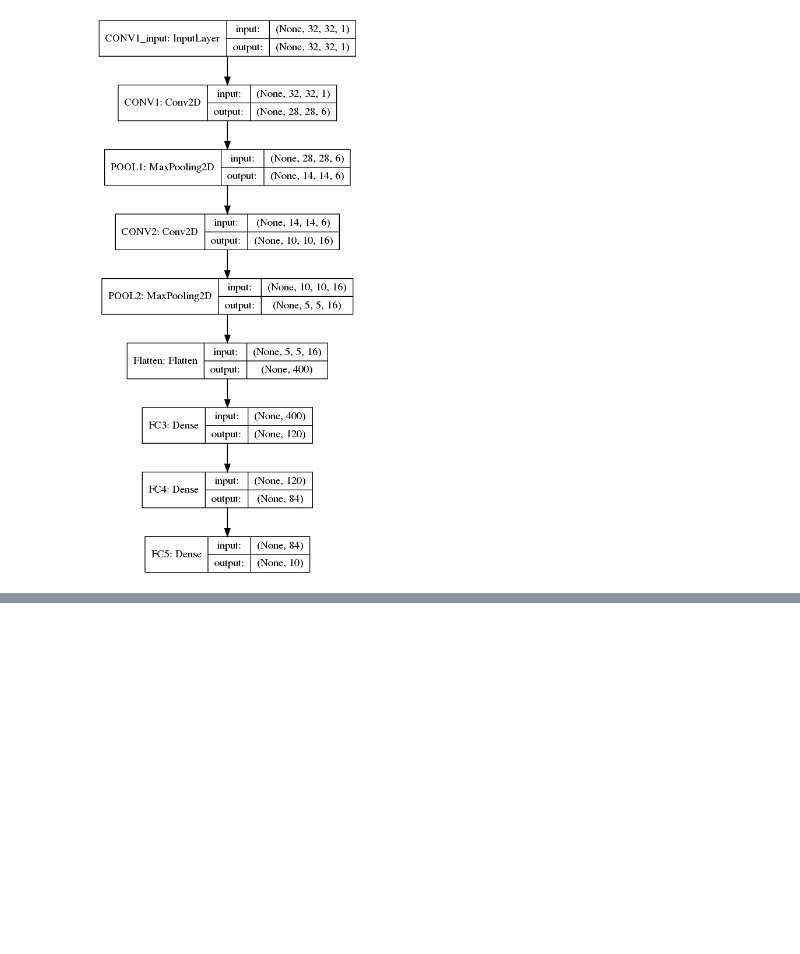
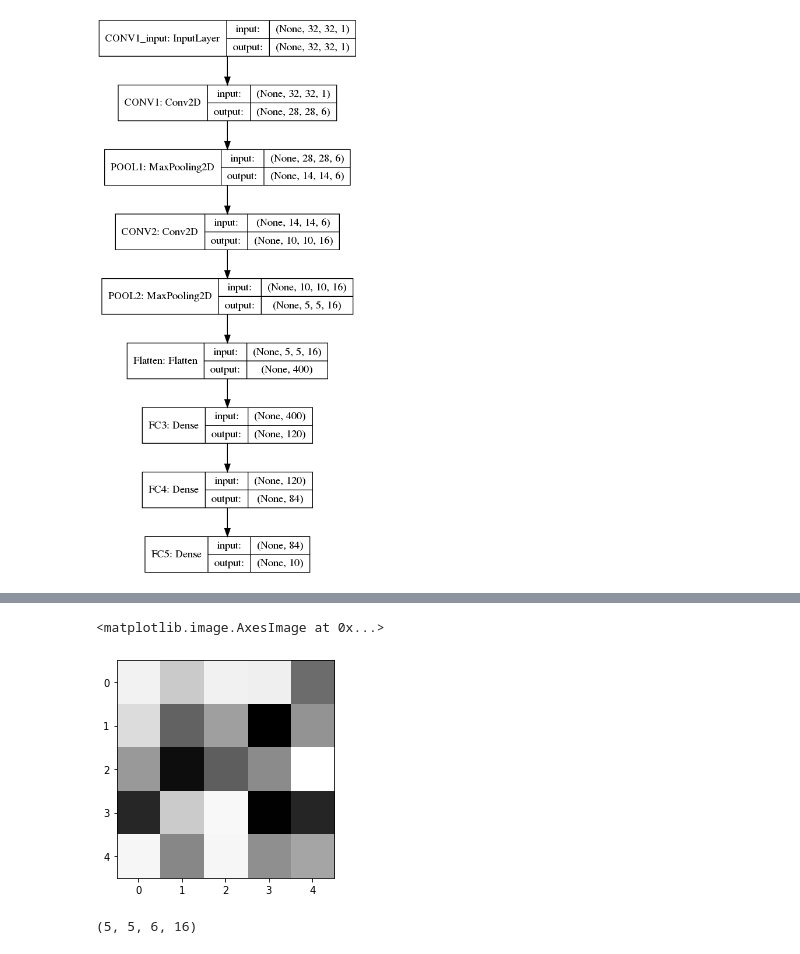
Before and after one commit to utsav4489/blog, a Jupyter notebook: _notebooks/2020-03-13-lenet.ipynb, the cells around one changed output, grey strips where cells are left out. Drawn from its saved outputs; the diff is of its cells as text; code cells hidden in the pictures; blank space fills up the shorter version.

```diff
--- a/_notebooks/2020-03-13-lenet.ipynb
+++ b/_notebooks/2020-03-13-lenet.ipynb
@@ -54,0 +102,25 @@ plot_model(model,show_layer_names=True, show_shapes=True, to_file='model.png',ra
+# %%
+img_rows, img_cols = 28, 28
+# %%
+if K.image_data_format() == 'channels_first':
+    x_train = x_train.reshape(x_train.shape[0], 1, img_rows, img_cols)
+    x_test = x_test.reshape(x_test.shape[0], 1, img_rows, img_cols)
+    input_shape = (1, img_rows, img_cols)
+else:
+    x_train = x_train.reshape(x_train.shape[0], img_rows, img_cols, 1)
+    x_test = x_test.reshape(x_test.shape[0], img_rows, img_cols, 1)
+    input_shape = (img_rows, img_cols, 1)
+
+model = Sequential()
+model.add(Conv2D(36, kernel_size=(5, 5),
+                 activation='relu',
+                 input_shape=input_shape, name='CONV1'))
+model.add(MaxPooling2D(pool_size=(2, 2), strides=(2, 2),name='POOL1'))
+model.add(Conv2D(64, kernel_size=(5, 5),
+                 activation='relu',
+                 input_shape=input_shape, name='CONV2'))
+model.add(MaxPooling2D(pool_size=(2, 2), strides=(2, 2),name='POOL2'))
+model.add(Flatten(name='Flatten'))
+model.add(Dense(120, activation='relu', name='FC3'))
+model.add(Dense(84, activation='relu', name='FC4'))
+model.add(Dense(num_classes, activation='softmax', name='FC5'))
@@ -54,0 +208,9 @@ plot_model(model,show_layer_names=True, show_shapes=True, to_file='model.png',ra
+# %%
+plt.imshow(model.weights[0][:, :, 0, 10],cmap='Greys')
+# %% [output]
+<matplotlib.image.AxesImage at 0x...>
+[figure, added]
+# %%
+model.layers[2].get_weights()[0].shape
+# %% [output]
+(5, 5, 6, 16)
```
Also changed, not shown: parts of 28 cells of this notebook, 8 other files.
